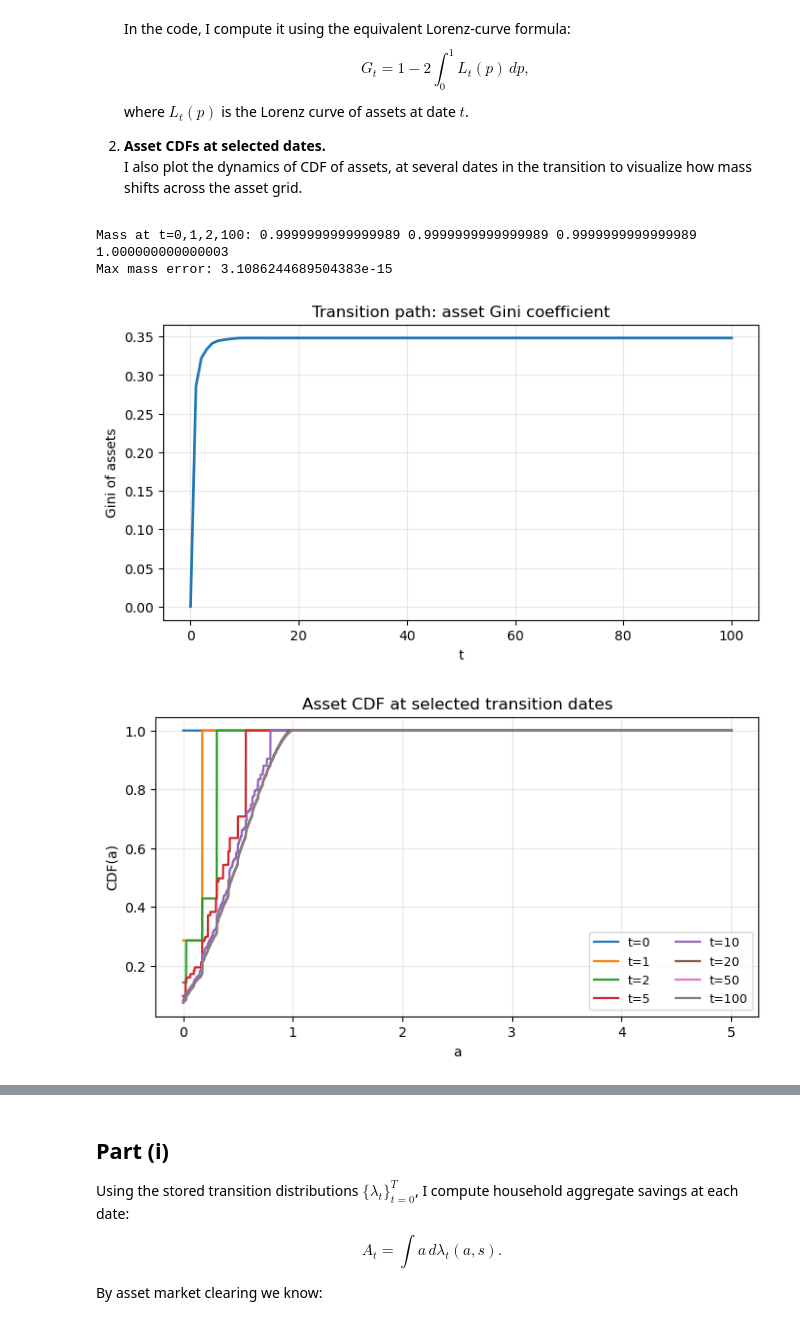
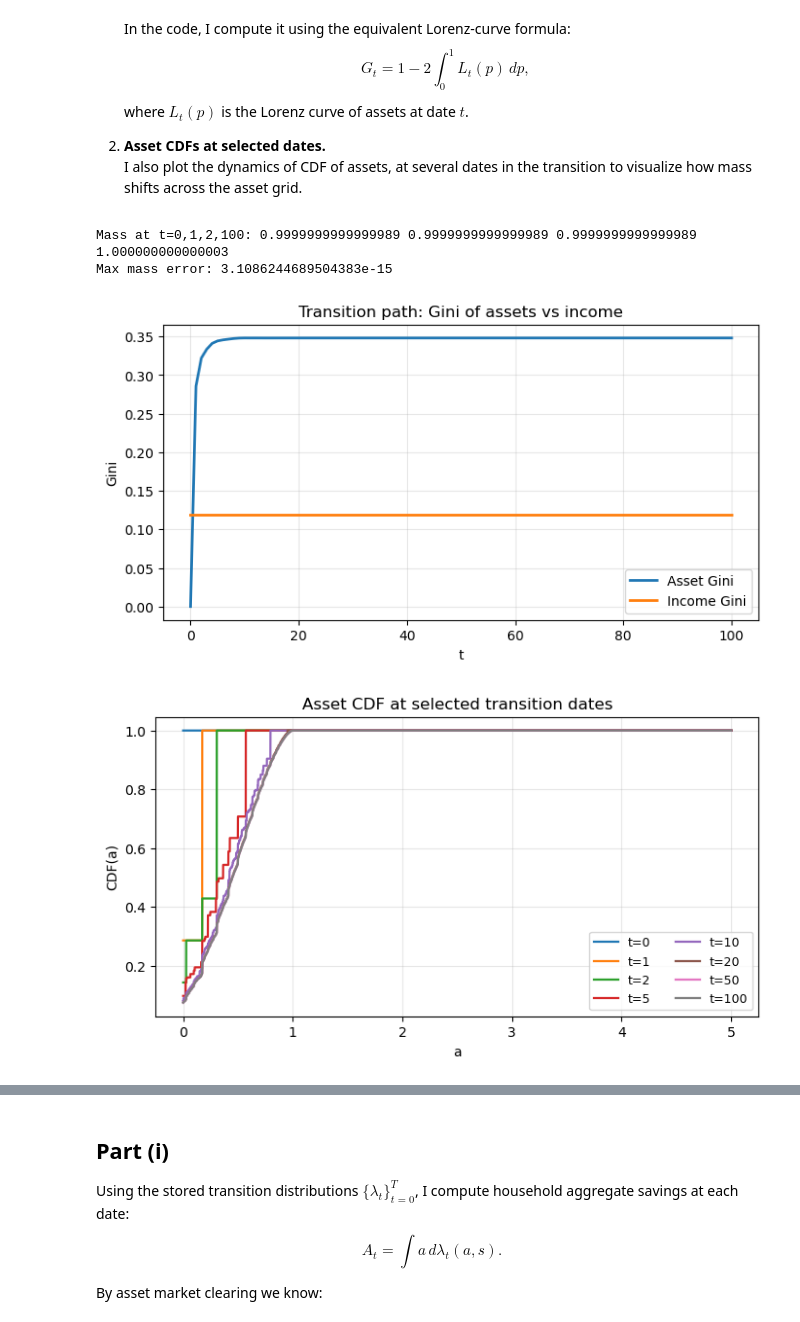
Before and after one commit to YuxuanZhao-Econ/ECON8107, a Jupyter notebook: Assignment/Assignment_3/pset3_code/pset_3_python.ipynb, the cells around one changed output, grey strips where cells are left out. Saved outputs shown, nothing was run; the diff lists cells and outputs as text; code cells hidden in the pictures.

```diff
--- a/Assignment/Assignment_3/pset3_code/pset_3_python.ipynb
+++ b/Assignment/Assignment_3/pset3_code/pset_3_python.ipynb
@@ -496,7 +496,7 @@ mass_by_t = np.sum(pdf_transition, axis=(1, 2))
 print("Mass at t=0,1,2,100:", mass_by_t[0], mass_by_t[1], mass_by_t[2], mass_by_t[T])
 print("Max mass error:", np.max(np.abs(mass_by_t - 1.0)))
 
-# plot Gini path from t=0 to t=T
+# plot Gini path (assets) from t=0 to t=T
 def gini_from_asset_pdf(a_vals, w_vals):
     """
     Compute the Gini coefficient for the asset distribution.
@@ -526,41 +526,110 @@ def gini_from_asset_pdf(a_vals, w_vals):
     # Gini = 1 - 2 * (area under Lorenz curve).
     return 1.0 - 2.0 * B
 
+# plot Gini path (income) from t=0 to t=T
+
+def gini_from_income_pdf(y_vals, w_vals):
+    """
+    Compute the Gini coefficient for the income distribution (discrete states).
+    y_vals: income values (can be unsorted)
+    w_vals: probability mass on each income state (sums to 1)
+    """
+    y = np.asarray(y_vals, dtype=float)
+    w = np.asarray(w_vals, dtype=float)
+    w = w / np.sum(w)
+
+    mu = np.sum(w * y)
+
+    # If mean income is (numerically) zero, set Gini to zero.
+    if mu <= 1e-14:
+        return 0.0
+
+    # Sort by income to build Lorenz curve
+    idx = np.argsort(y)
+    y_s = y[idx]
+    w_s = w[idx]
+
+    cw = np.cumsum(w_s)                 # cumulative population share
+    cy = np.cumsum(w_s * y_s) / mu      # cumulative income share
+
+    # Add origin for trapezoid integration.
+    cw0 = np.concatenate(([0.0], cw))
+    cy0 = np.concatenate(([0.0], cy))
+
+    # Area under Lorenz curve
+    B = np.sum(0.5 * (cy0[1:] + cy0[:-1]) * (cw0[1:] - cw0[:-1]))
+
+    return 1.0 - 2.0 * B
+
+
 
 # 1) Gini coefficient over the full transition.
 gini_path = np.zeros(T + 1)
 for t in range(T + 1):
     # Collapse joint PDF over (a, s) into marginal PDF over assets.
     pdf_assets_t = np.sum(pdf_transition[t], axis=1)
     gini_path[t] = gini_from_asset_pdf(a_grid, pdf_assets_t)
 
+gini_income_path = np.zeros(T + 1)
+for t in range(T + 1):
+    # Collapse joint PDF over (a, s) into marginal PDF over income states.
+    pdf_income_t = np.sum(pdf_transition[t], axis=0)   # shape (n,)
+    gini_income_path[t] = gini_from_income_pdf(y_grid, pdf_income_t)
+
+# Plot asset Gini and income Gini on the same figure
+t_grid = np.arange(T + 1)
+
 plt.figure(figsize=(8, 4))
-plt.plot(np.arange(T + 1), gini_path, lw=2)
+plt.plot(t_grid, gini_path, lw=2, label="Asset Gini")
+plt.plot(t_grid, gini_income_path, lw=2, label="Income Gini")
 plt.xlabel("t")
-plt.ylabel("Gini of assets")
-plt.title("Transition path: asset Gini coefficient")
+plt.ylabel("Gini")
+plt.title("Transition path: Gini of assets vs income")
+plt.legend()
 plt.grid(alpha=0.3)
 plt.show()
-
 
 # 2) Plot asset CDFs for selected dates on one figure.
 selected_t = [0, 1, 2, 5, 10, 20, 50, T]
 selected_t = sorted(set([tt for tt in selected_t if 0 <= tt <= T]))
 
 plt.figure(figsize=(8, 4))
 for tt in selected_t:
     pdf_assets_tt = np.sum(pdf_transition[tt], axis=1)
     cdf_assets_tt = np.cumsum(pdf_assets_tt)
     plt.plot(a_grid, cdf_assets_tt, lw=1.6, label=f"t={tt}")
 
 plt.xlabel("a")
 plt.ylabel("CDF(a)")
 plt.title("Asset CDF at selected transition dates")
 plt.legend(ncol=2, fontsize=9)
 plt.grid(alpha=0.3)
 plt.show()
+
+
+
+# 3) Plot income CDFs for selected dates on one figure.
+selected_t = [0, 1, 2, 5, 10, 20, 50, T]
+selected_t = sorted(set([tt for tt in selected_t if 0 <= tt <= T]))
+
+plt.figure(figsize=(8, 4))
+y_sorted_idx = np.argsort(y_grid)
+y_sorted = y_grid[y_sorted_idx]
+
+for tt in selected_t:
+    pdf_income_tt = np.sum(pdf_transition[tt], axis=0)          # (n,)
+    pdf_income_tt = pdf_income_tt[y_sorted_idx]                 # sort by y
+    cdf_income_tt = np.cumsum(pdf_income_tt)
+    plt.step(y_sorted, cdf_income_tt, where="post", lw=1.8, label=f"t={tt}")
+
+plt.xlabel("y")
+plt.ylabel("CDF(y)")
+plt.title("Income CDF at selected transition dates")
+plt.legend(ncol=2, fontsize=9)
+plt.grid(alpha=0.3)
+plt.show()
 # %% [output]
 Mass at t=0,1,2,100: 0.9999999999999989 0.9999999999999989 0.9999999999999989 1.000000000000003
 Max mass error: 3.1086244689504383e-15
-[figure, old version]
+[figure, new version]
 [figure]
```
Also changed, not shown: parts of 18 cells of this notebook, 7 other files.
